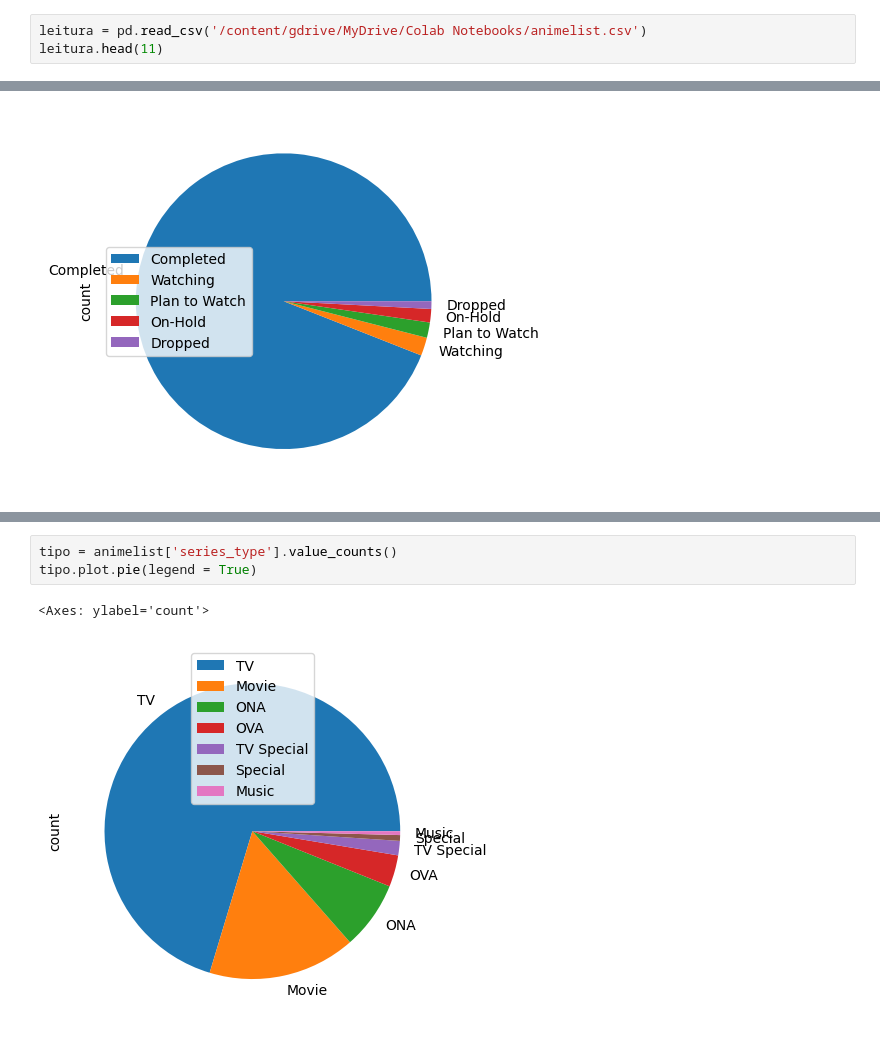
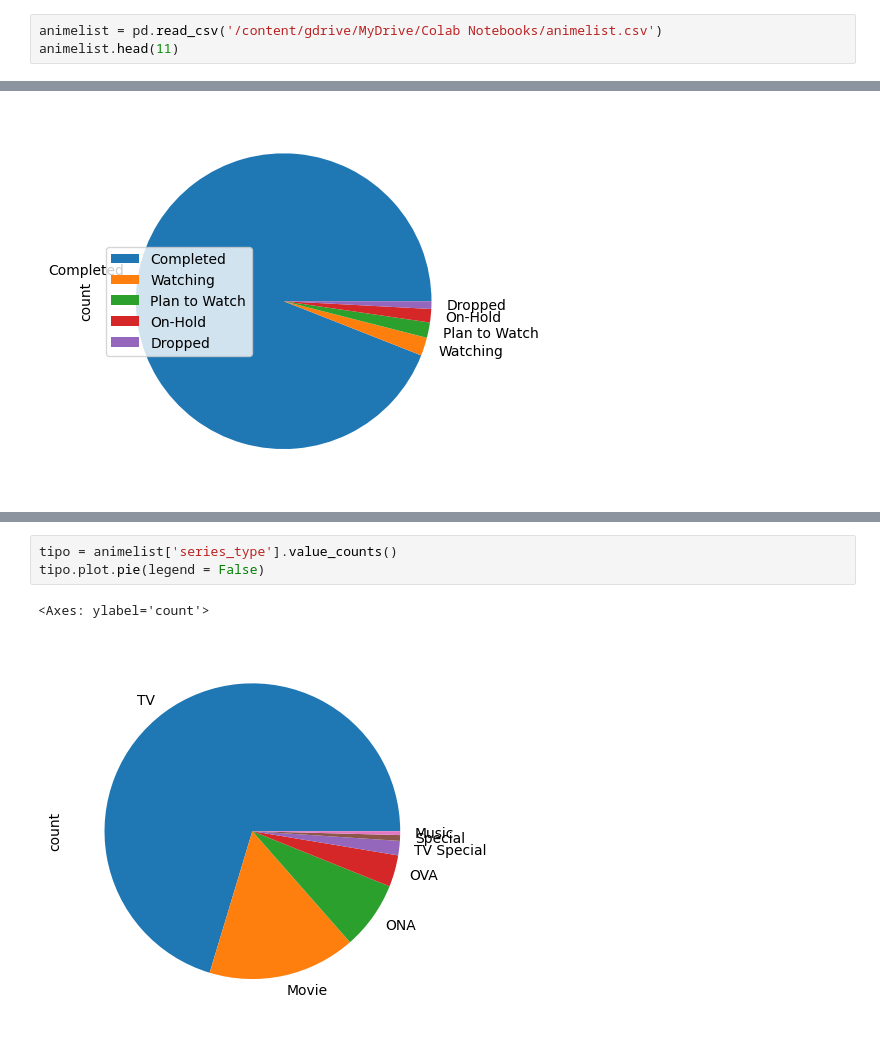
Before and after one commit to Thomazrlima/Data-Analysis-MyAnimeList, a Jupyter notebook: Projeto/MyAnimeList.ipynb, the cells around one changed output, grey strips where cells are left out. Saved outputs shown, nothing was run; the diff lists cells and outputs as text.

```diff
--- a/Projeto/MyAnimeList.ipynb
+++ b/Projeto/MyAnimeList.ipynb
@@ -46,8 +46,8 @@ Mounted at /content/gdrive
 | 55791             | "Oshi no Ko" 2nd Season               | TV          | 13              | 0     | 9                   | 2024-07-03    | 0000-00-00     |          | 6        |            | 0                | Watching   |                                                                                                | 0                | 0                | LOW         |           | 0             | 1                | default    | 0        |                  |
 | 1583              | 009-1                                 | TV          | 12              | 0     | 12                  | 2024-01-23    | 2024-01-26     |          | 4        |            | 0                | Completed  | Poderia resumir bastante e dizer que ele é simplesmente desinteressante.                                | 0                | 0                | LOW         |           | 0             | 1                | default    | 0        |                  |
 # %%
-leitura = pd.read_csv('/content/gdrive/MyDrive/Colab Notebooks/animelist.csv')
-leitura.head(11)
+animelist = pd.read_csv('/content/gdrive/MyDrive/Colab Notebooks/animelist.csv')
+animelist.head(11)
 # %% [output]
 |  | series_animedb_id | series_title | series_type | series_episodes | my_id | my_watched_episodes | ... |
 | 0 | 52034 | "Oshi no Ko" | TV | 11 | 0 | 11 | ... |
@@ -122,6 +124,6 @@ notas.plot.bar(legend = True)
 # %%
 tipo = animelist['series_type'].value_counts()
-tipo.plot.pie(legend = True)
+tipo.plot.pie(legend = False)
 # %% [output]
 <Axes: ylabel='count'>
-[figure, old version]
+[figure, new version]
```
Also changed, not shown: parts of 7 cells of this notebook.
